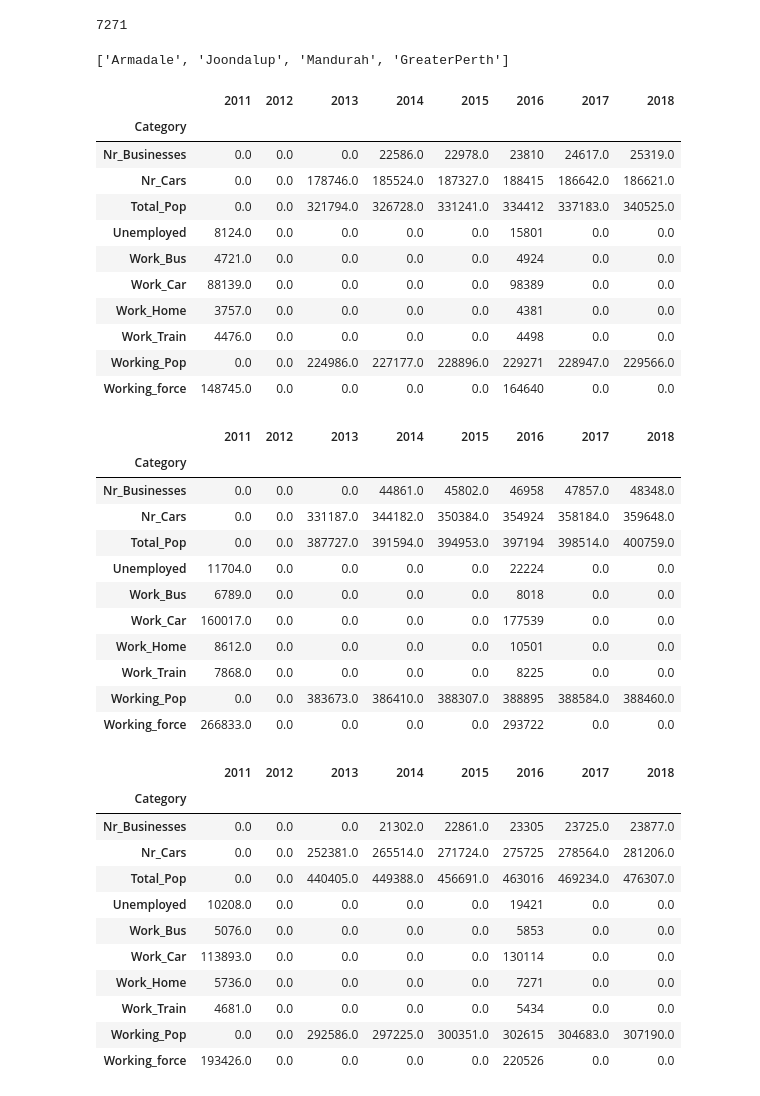
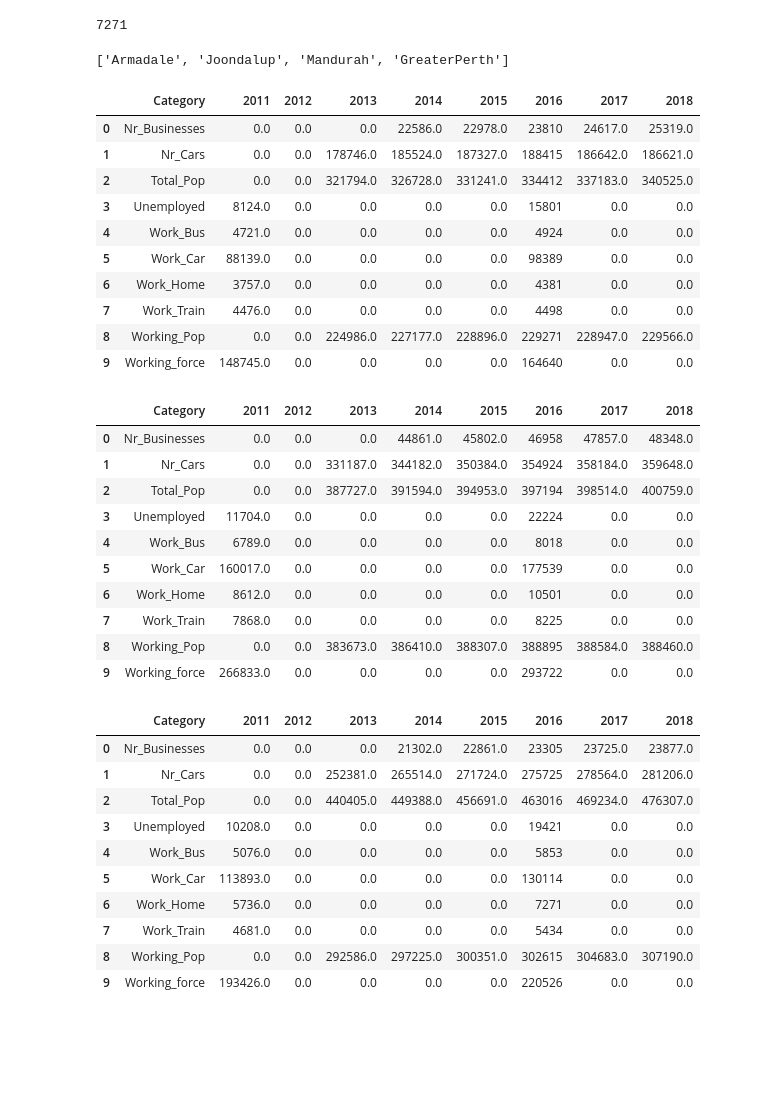
Before and after one commit to thawk18/Pytrio, a Jupyter notebook: public_transport.ipynb, the cells around one changed output. Saved outputs shown, nothing was run; the diff lists cells and outputs as text; code cells hidden in the pictures; blank space fills up the shorter version.

```diff
--- a/public_transport.ipynb
+++ b/public_transport.ipynb
@@ -217,65 +185,62 @@ Mandurah_Work_Home["2016"].sum()
 # %%
 LGA = list(Demographics_df["Train_line"].unique())
 LGA
 pop_data = []
 LGA_pop_dfs = {each:pd.DataFrame() for each in LGA}
 for each in LGA:
     pop_data.append(Demographics_df[Demographics_df["Train_line"]==each].sort_index(ascending=False))
 for i in range(len(pop_data)):
      LGA_pop_dfs[LGA[i]]= pd.DataFrame(pop_data[i])
 print(LGA)
 
 Armadale = LGA_pop_dfs["Armadale"].drop("Train_line",1)
 Joondalup = LGA_pop_dfs["Joondalup"].drop("Train_line",1)
 Mandurah = LGA_pop_dfs["Mandurah"].drop("Train_line",1)
 
-Armadale_Total = Armadale.groupby(['Category']).sum()
-Joondalup_Total = Joondalup.groupby(['Category']).sum()
-Mandurah_Total = Mandurah.groupby(['Category']).sum()
+Armadale_Total = Armadale.groupby(['Category']).sum().reset_index()
+Joondalup_Total = Joondalup.groupby(['Category']).sum().reset_index()
+Mandurah_Total = Mandurah.groupby(['Category']).sum().reset_index()
 
 
 Armadale_Total
 # %% [output]
 ['Armadale', 'Joondalup', 'Mandurah', 'GreaterPerth']
-|  | 2011 | 2012 | 2013 | 2014 | 2015 | 2016 | 2017 | 2018 |
-| Category |  |  |  |  |  |  |  |  |
-| Nr_Businesses | 0.0 | 0.0 | 0.0 | 22586.0 | 22978.0 | 23810 | 24617.0 | 25319.0 |
-| Nr_Cars | 0.0 | 0.0 | 178746.0 | 185524.0 | 187327.0 | 188415 | 186642.0 | 186621.0 |
-| Total_Pop | 0.0 | 0.0 | 321794.0 | 326728.0 | 331241.0 | 334412 | 337183.0 | 340525.0 |
-| Unemployed | 8124.0 | 0.0 | 0.0 | 0.0 | 0.0 | 15801 | 0.0 | 0.0 |
-| Work_Bus | 4721.0 | 0.0 | 0.0 | 0.0 | 0.0 | 4924 | 0.0 | 0.0 |
-| Work_Car | 88139.0 | 0.0 | 0.0 | 0.0 | 0.0 | 98389 | 0.0 | 0.0 |
-| Work_Home | 3757.0 | 0.0 | 0.0 | 0.0 | 0.0 | 4381 | 0.0 | 0.0 |
-| Work_Train | 4476.0 | 0.0 | 0.0 | 0.0 | 0.0 | 4498 | 0.0 | 0.0 |
-| Working_Pop | 0.0 | 0.0 | 224986.0 | 227177.0 | 228896.0 | 229271 | 228947.0 | 229566.0 |
-| Working_force | 148745.0 | 0.0 | 0.0 | 0.0 | 0.0 | 164640 | 0.0 | 0.0 |
+|  | Category | 2011 | 2012 | 2013 | 2014 | 2015 | 2016 | 2017 | 2018 |
+| 0 | Nr_Businesses | 0.0 | 0.0 | 0.0 | 22586.0 | 22978.0 | 23810 | 24617.0 | 25319.0 |
+| 1 | Nr_Cars | 0.0 | 0.0 | 178746.0 | 185524.0 | 187327.0 | 188415 | 186642.0 | 186621.0 |
+| 2 | Total_Pop | 0.0 | 0.0 | 321794.0 | 326728.0 | 331241.0 | 334412 | 337183.0 | 340525.0 |
+| 3 | Unemployed | 8124.0 | 0.0 | 0.0 | 0.0 | 0.0 | 15801 | 0.0 | 0.0 |
+| 4 | Work_Bus | 4721.0 | 0.0 | 0.0 | 0.0 | 0.0 | 4924 | 0.0 | 0.0 |
+| 5 | Work_Car | 88139.0 | 0.0 | 0.0 | 0.0 | 0.0 | 98389 | 0.0 | 0.0 |
+| 6 | Work_Home | 3757.0 | 0.0 | 0.0 | 0.0 | 0.0 | 4381 | 0.0 | 0.0 |
+| 7 | Work_Train | 4476.0 | 0.0 | 0.0 | 0.0 | 0.0 | 4498 | 0.0 | 0.0 |
+| 8 | Working_Pop | 0.0 | 0.0 | 224986.0 | 227177.0 | 228896.0 | 229271 | 228947.0 | 229566.0 |
+| 9 | Working_force | 148745.0 | 0.0 | 0.0 | 0.0 | 0.0 | 164640 | 0.0 | 0.0 |
 # %%
 Joondalup_Total
 # %% [output]
-|  | 2011 | 2012 | 2013 | 2014 | 2015 | 2016 | 2017 | 2018 |
-| Category |  |  |  |  |  |  |  |  |
-| Nr_Businesses | 0.0 | 0.0 | 0.0 | 44861.0 | 45802.0 | 46958 | 47857.0 | 48348.0 |
-| Nr_Cars | 0.0 | 0.0 | 331187.0 | 344182.0 | 350384.0 | 354924 | 358184.0 | 359648.0 |
-| Total_Pop | 0.0 | 0.0 | 387727.0 | 391594.0 | 394953.0 | 397194 | 398514.0 | 400759.0 |
-| Unemployed | 11704.0 | 0.0 | 0.0 | 0.0 | 0.0 | 22224 | 0.0 | 0.0 |
-| Work_Bus | 6789.0 | 0.0 | 0.0 | 0.0 | 0.0 | 8018 | 0.0 | 0.0 |
-| Work_Car | 160017.0 | 0.0 | 0.0 | 0.0 | 0.0 | 177539 | 0.0 | 0.0 |
-| Work_Home | 8612.0 | 0.0 | 0.0 | 0.0 | 0.0 | 10501 | 0.0 | 0.0 |
-| Work_Train | 7868.0 | 0.0 | 0.0 | 0.0 | 0.0 | 8225 | 0.0 | 0.0 |
-| Working_Pop | 0.0 | 0.0 | 383673.0 | 386410.0 | 388307.0 | 388895 | 388584.0 | 388460.0 |
-| Working_force | 266833.0 | 0.0 | 0.0 | 0.0 | 0.0 | 293722 | 0.0 | 0.0 |
+|  | Category | 2011 | 2012 | 2013 | 2014 | 2015 | 2016 | 2017 | 2018 |
+| 0 | Nr_Businesses | 0.0 | 0.0 | 0.0 | 44861.0 | 45802.0 | 46958 | 47857.0 | 48348.0 |
+| 1 | Nr_Cars | 0.0 | 0.0 | 331187.0 | 344182.0 | 350384.0 | 354924 | 358184.0 | 359648.0 |
+| 2 | Total_Pop | 0.0 | 0.0 | 387727.0 | 391594.0 | 394953.0 | 397194 | 398514.0 | 400759.0 |
+| 3 | Unemployed | 11704.0 | 0.0 | 0.0 | 0.0 | 0.0 | 22224 | 0.0 | 0.0 |
+| 4 | Work_Bus | 6789.0 | 0.0 | 0.0 | 0.0 | 0.0 | 8018 | 0.0 | 0.0 |
+| 5 | Work_Car | 160017.0 | 0.0 | 0.0 | 0.0 | 0.0 | 177539 | 0.0 | 0.0 |
+| 6 | Work_Home | 8612.0 | 0.0 | 0.0 | 0.0 | 0.0 | 10501 | 0.0 | 0.0 |
+| 7 | Work_Train | 7868.0 | 0.0 | 0.0 | 0.0 | 0.0 | 8225 | 0.0 | 0.0 |
+| 8 | Working_Pop | 0.0 | 0.0 | 383673.0 | 386410.0 | 388307.0 | 388895 | 388584.0 | 388460.0 |
+| 9 | Working_force | 266833.0 | 0.0 | 0.0 | 0.0 | 0.0 | 293722 | 0.0 | 0.0 |
 # %%
 Mandurah_Total
 # %% [output]
-|  | 2011 | 2012 | 2013 | 2014 | 2015 | 2016 | 2017 | 2018 |
-| Category |  |  |  |  |  |  |  |  |
-| Nr_Businesses | 0.0 | 0.0 | 0.0 | 21302.0 | 22861.0 | 23305 | 23725.0 | 23877.0 |
-| Nr_Cars | 0.0 | 0.0 | 252381.0 | 265514.0 | 271724.0 | 275725 | 278564.0 | 281206.0 |
-| Total_Pop | 0.0 | 0.0 | 440405.0 | 449388.0 | 456691.0 | 463016 | 469234.0 | 476307.0 |
-| Unemployed | 10208.0 | 0.0 | 0.0 | 0.0 | 0.0 | 19421 | 0.0 | 0.0 |
-| Work_Bus | 5076.0 | 0.0 | 0.0 | 0.0 | 0.0 | 5853 | 0.0 | 0.0 |
-| Work_Car | 113893.0 | 0.0 | 0.0 | 0.0 | 0.0 | 130114 | 0.0 | 0.0 |
-| Work_Home | 5736.0 | 0.0 | 0.0 | 0.0 | 0.0 | 7271 | 0.0 | 0.0 |
-| Work_Train | 4681.0 | 0.0 | 0.0 | 0.0 | 0.0 | 5434 | 0.0 | 0.0 |
-| Working_Pop | 0.0 | 0.0 | 292586.0 | 297225.0 | 300351.0 | 302615 | 304683.0 | 307190.0 |
-| Working_force | 193426.0 | 0.0 | 0.0 | 0.0 | 0.0 | 220526 | 0.0 | 0.0 |
+|  | Category | 2011 | 2012 | 2013 | 2014 | 2015 | 2016 | 2017 | 2018 |
+| 0 | Nr_Businesses | 0.0 | 0.0 | 0.0 | 21302.0 | 22861.0 | 23305 | 23725.0 | 23877.0 |
+| 1 | Nr_Cars | 0.0 | 0.0 | 252381.0 | 265514.0 | 271724.0 | 275725 | 278564.0 | 281206.0 |
+| 2 | Total_Pop | 0.0 | 0.0 | 440405.0 | 449388.0 | 456691.0 | 463016 | 469234.0 | 476307.0 |
+| 3 | Unemployed | 10208.0 | 0.0 | 0.0 | 0.0 | 0.0 | 19421 | 0.0 | 0.0 |
+| 4 | Work_Bus | 5076.0 | 0.0 | 0.0 | 0.0 | 0.0 | 5853 | 0.0 | 0.0 |
+| 5 | Work_Car | 113893.0 | 0.0 | 0.0 | 0.0 | 0.0 | 130114 | 0.0 | 0.0 |
+| 6 | Work_Home | 5736.0 | 0.0 | 0.0 | 0.0 | 0.0 | 7271 | 0.0 | 0.0 |
+| 7 | Work_Train | 4681.0 | 0.0 | 0.0 | 0.0 | 0.0 | 5434 | 0.0 | 0.0 |
+| 8 | Working_Pop | 0.0 | 0.0 | 292586.0 | 297225.0 | 300351.0 | 302615 | 304683.0 | 307190.0 |
+| 9 | Working_force | 193426.0 | 0.0 | 0.0 | 0.0 | 0.0 | 220526 | 0.0 | 0.0 |
```
Also changed, not shown: parts of 24 cells of this notebook.
